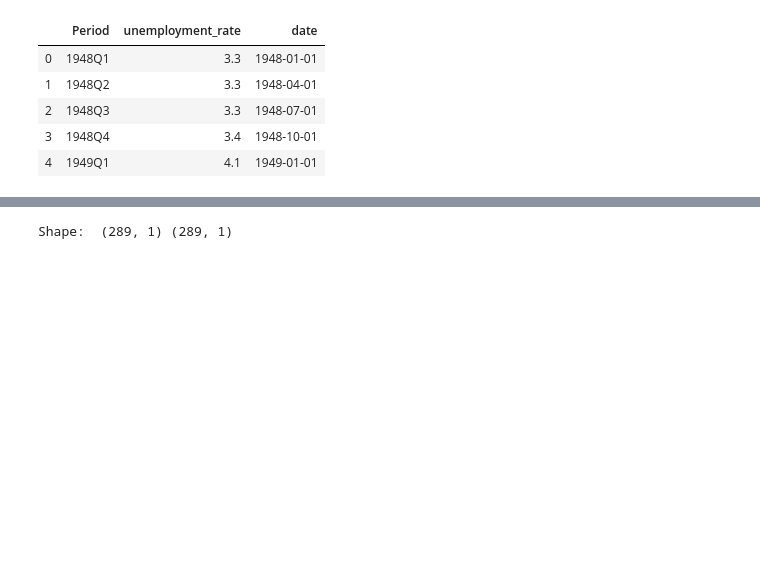
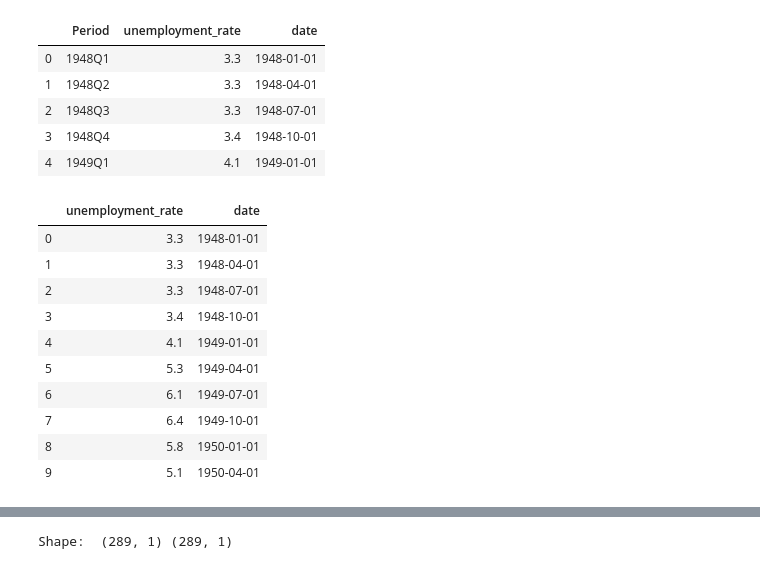
Before and after one commit to SeanStroh/Final-Project, a Jupyter notebook: Models/Unemployment Model/Unemployment_model.ipynb, the cells around one changed output, grey strips where cells are left out. Drawn from its saved outputs; the diff is of its cells as text; code cells hidden in the pictures; blank space fills up the shorter version.

```diff
--- a/Models/Unemployment Model/Unemployment_model.ipynb
+++ b/Models/Unemployment Model/Unemployment_model.ipynb
@@ -73,0 +84,14 @@ unemployment.head()
+# %%
+unemployment.head(10)
+# %% [output]
+|  | unemployment_rate | date |
+| 0 | 3.3 | 1948-01-01 |
+| 1 | 3.3 | 1948-04-01 |
+| 2 | 3.3 | 1948-07-01 |
+| 3 | 3.4 | 1948-10-01 |
+| 4 | 4.1 | 1949-01-01 |
+| 5 | 5.3 | 1949-04-01 |
+| 6 | 6.1 | 1949-07-01 |
+| 7 | 6.4 | 1949-10-01 |
+| 8 | 5.8 | 1950-01-01 |
+| 9 | 5.1 | 1950-04-01 |
```
Also changed, not shown: parts of 18 cells of this notebook, 4 other files.
